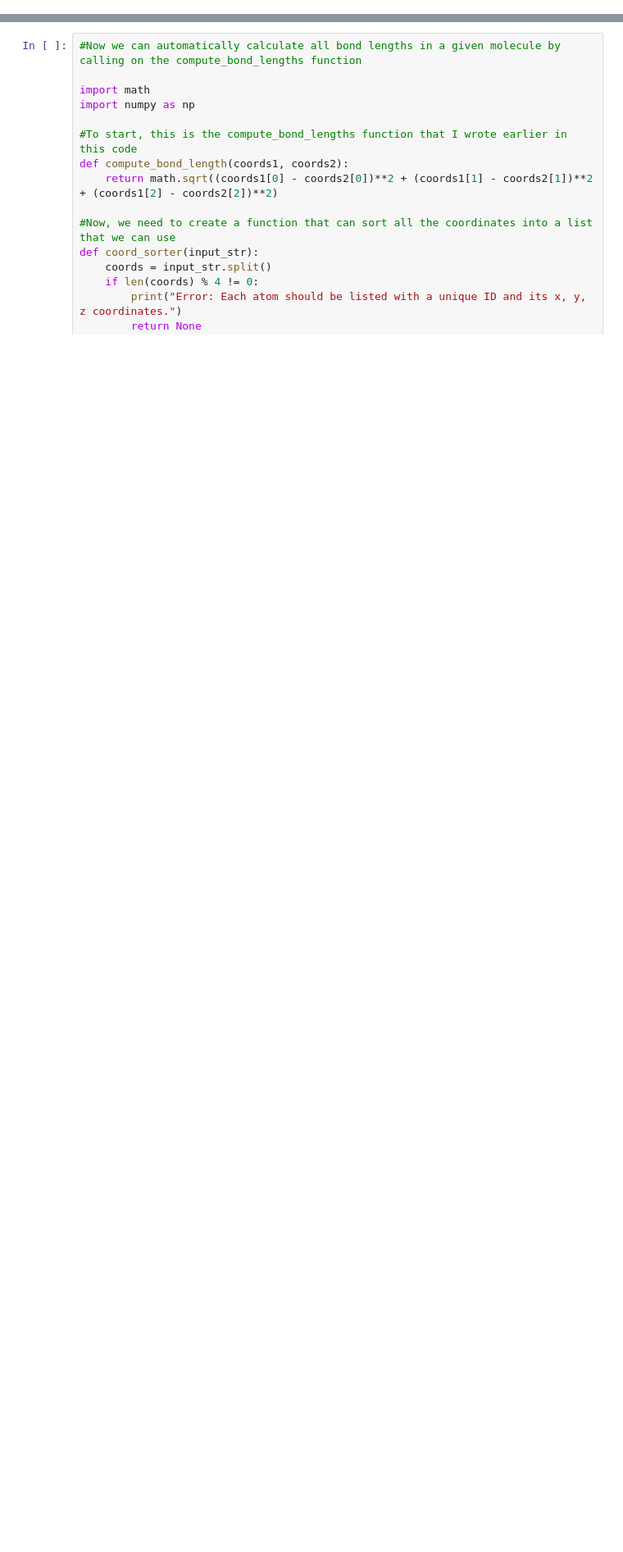
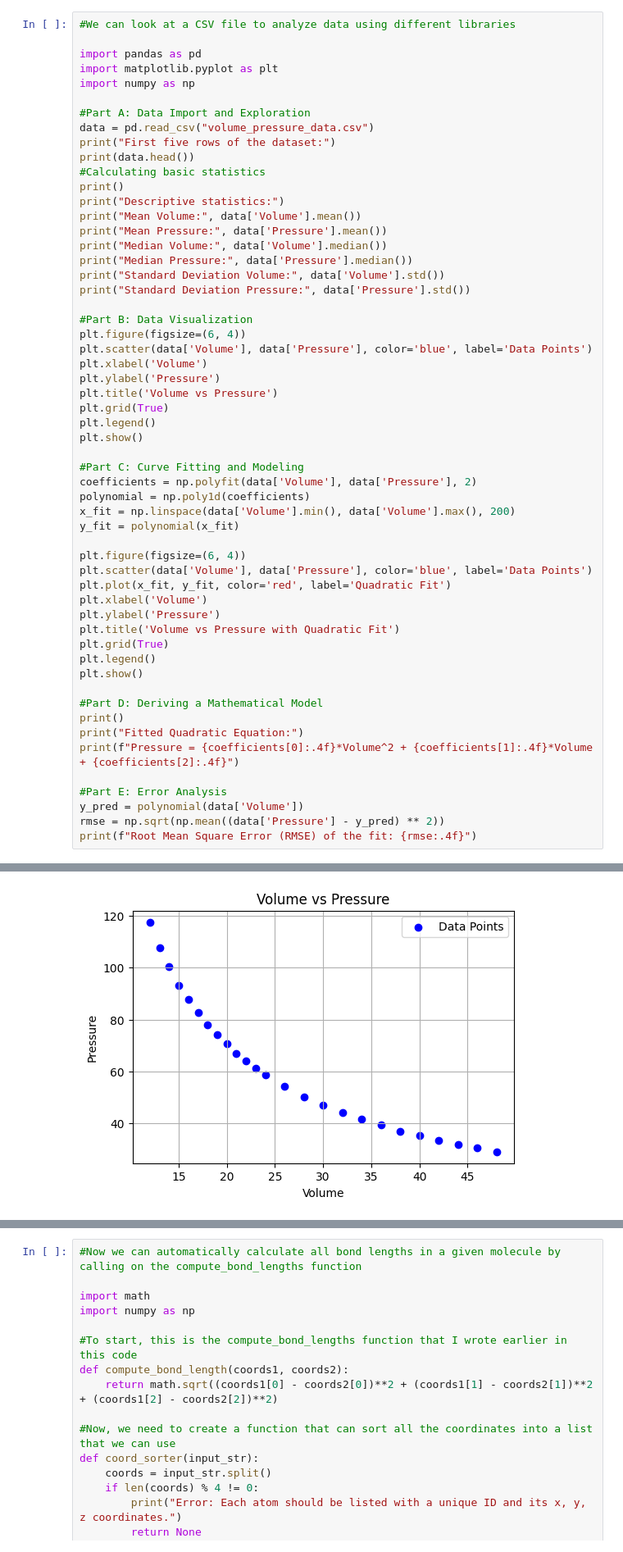
Before and after one commit to doopamine/chem-4050-5050, a Jupyter notebook: homework-1-1/homework-1-1.ipynb, the cells around one changed output, grey strips where cells are left out. Shown: that part at 82% size. Cells and saved outputs as stored; diff of their text form; blank space fills up the shorter version.

```diff
--- a/homework-1-1/homework-1-1.ipynb
+++ b/homework-1-1/homework-1-1.ipynb
@@ -0,0 +1,57 @@
+# %%
+#We can look at a CSV file to analyze data using different libraries
+
+import pandas as pd
+import matplotlib.pyplot as plt
+import numpy as np
+
+#Part A: Data Import and Exploration
+data = pd.read_csv("volume_pressure_data.csv")
+print("First five rows of the dataset:")
+print(data.head())
+#Calculating basic statistics
+print()
+print("Descriptive statistics:")
+print("Mean Volume:", data['Volume'].mean())
+print("Mean Pressure:", data['Pressure'].mean())
+print("Median Volume:", data['Volume'].median())
+print("Median Pressure:", data['Pressure'].median())
+print("Standard Deviation Volume:", data['Volume'].std())
+print("Standard Deviation Pressure:", data['Pressure'].std())
+
+#Part B: Data Visualization
+plt.figure(figsize=(6, 4))
+plt.scatter(data['Volume'], data['Pressure'], color='blue', label='Data Points')
+plt.xlabel('Volume')
+plt.ylabel('Pressure')
+plt.title('Volume vs Pressure')
+plt.grid(True)
+plt.legend()
+plt.show()
+
+#Part C: Curve Fitting and Modeling
+coefficients = np.polyfit(data['Volume'], data['Pressure'], 2)
+polynomial = np.poly1d(coefficients)
+x_fit = np.linspace(data['Volume'].min(), data['Volume'].max(), 200)
+y_fit = polynomial(x_fit)
+
+plt.figure(figsize=(6, 4))
+plt.scatter(data['Volume'], data['Pressure'], color='blue', label='Data Points')
+plt.plot(x_fit, y_fit, color='red', label='Quadratic Fit')
+plt.xlabel('Volume')
+plt.ylabel('Pressure')
+plt.title('Volume vs Pressure with Quadratic Fit')
+plt.grid(True)
+plt.legend()
+plt.show()
+
+#Part D: Deriving a Mathematical Model
+print()
+print("Fitted Quadratic Equation:")
+print(f"Pressure = {coefficients[0]:.4f}*Volume^2 + {coefficients[1]:.4f}*Volume + {coefficients[2]:.4f}")
+
+#Part E: Error Analysis
+y_pred = polynomial(data['Volume'])
+rmse = np.sqrt(np.mean((data['Pressure'] - y_pred) ** 2))
+print(f"Root Mean Square Error (RMSE) of the fit: {rmse:.4f}")
+# %% [output]
@@ -0,0 +73 @@
+[figure, added]
```
Also changed, not shown: parts of 4 cells of this notebook.
